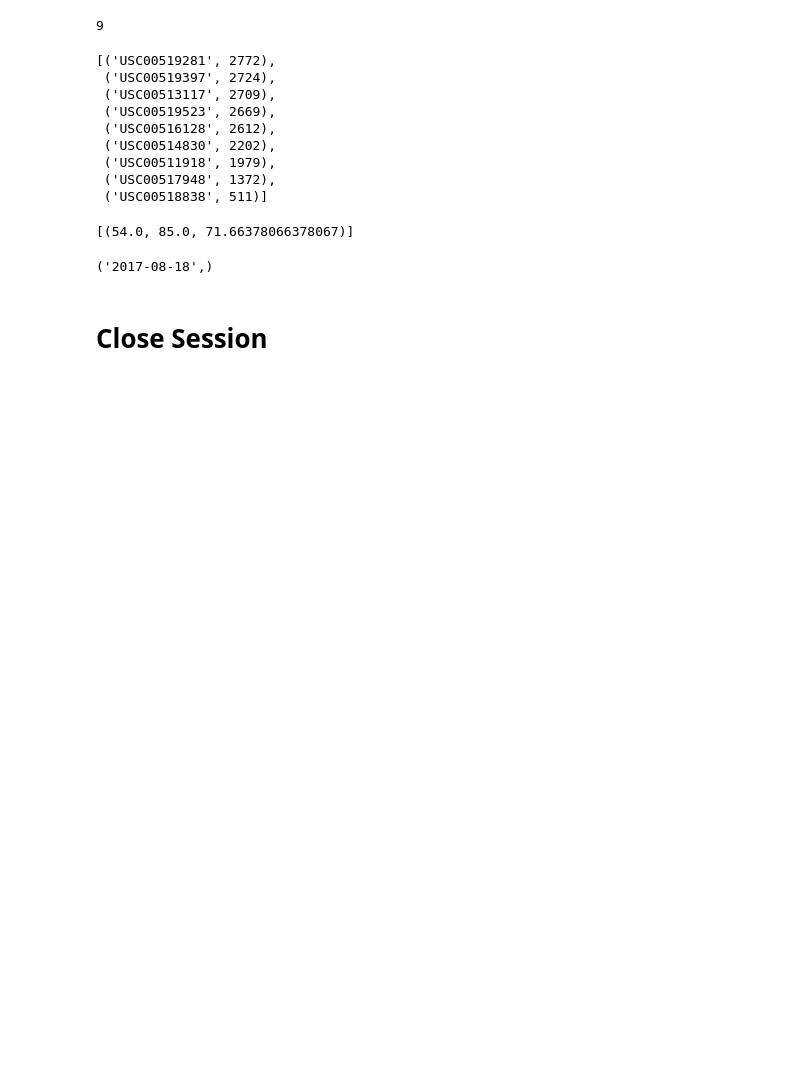
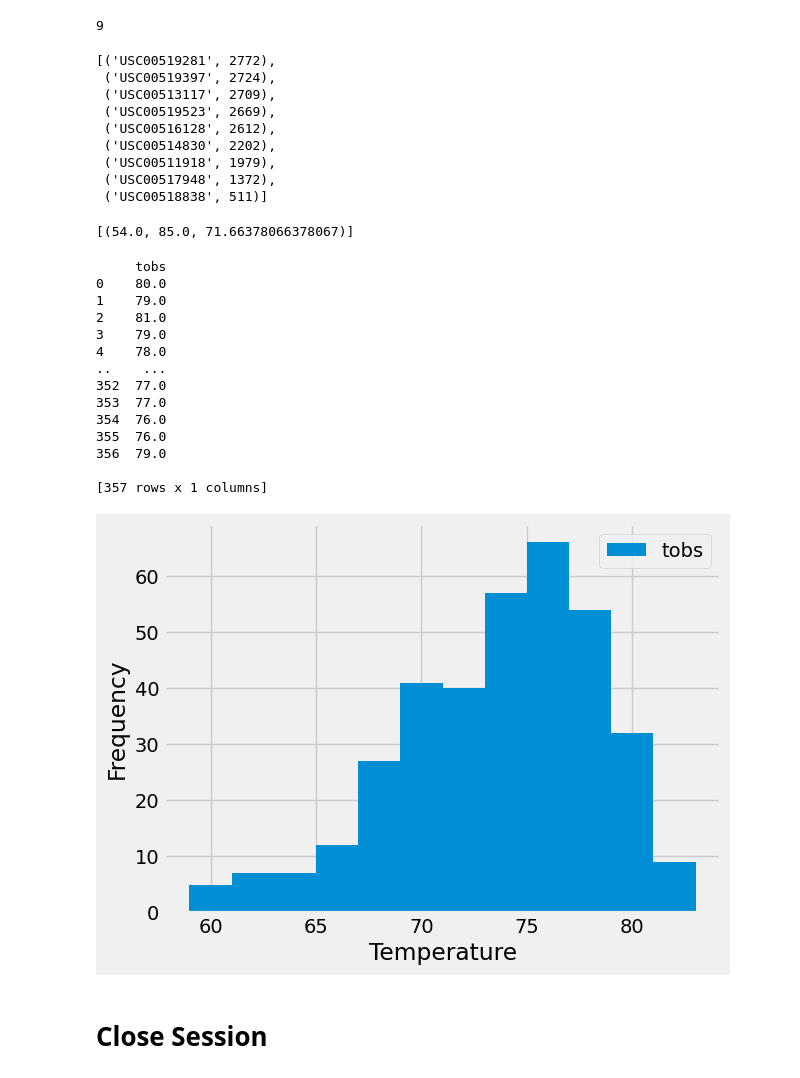
Before and after one commit to digital-buddha42/sqlalchemy-challenge, a Jupyter notebook: Chillin/climate_starter_HW.ipynb, the cells around one changed output. Saved outputs shown, nothing was run; the diff lists cells and outputs as text; code cells hidden in the pictures; blank space fills up the shorter version.

```diff
--- a/Chillin/climate_starter_HW.ipynb
+++ b/Chillin/climate_starter_HW.ipynb
@@ -113,28 +113,46 @@ active_station_metrics
 # %%
 # Using the most active station id
 # Query the last 12 months of temperature observation data for this station and plot the results as a histogram
 
 most_recent_date_active = session.query(Measurement.date).filter(Measurement.station == 'USC00519281').order_by(Measurement.date.desc()).first()
 
 # Convert to datetime object
-most_recent_date_active = pd.to_datetime(most_recent_date_active)
+most_recent_date_active = pd.to_datetime(most_recent_date_active[0])
 
 # See the date 12 months ago
 twelve_months_date_active_station = most_recent_date_active - dt.timedelta(days=365)
 
-# Convert to correct format
-twelve_months_date_active_station = twelve_months_date_active_station.strftime("%Y-%m-%d")
-
 # Perform a query to retrieve the date and precipitation scores
-twelve_months_temp = session.query(Measurement.date,Measurement.tobs).filter(Measurement.date >= twelve_months_date_active_station).all()
+twelve_months_temp = session.query(Measurement.tobs).filter(Measurement.station == 'USC00519281').filter(Measurement.date >= twelve_months_date_active_station.strftime("%Y-%m-%d")).all()
 
 # Save the query results as a Pandas DataFrame. Explicitly set the column names
-temp_df = pd.DataFrame(twelve_months_temp, columns=['Date', 'Precipitation'])
+temperature_df = pd.DataFrame(twelve_months_temp, columns=['tobs'])
 
-# Sort the dataframe by date
-temper_df = precipitation_df.sort_values(by='Date')
+# # Sort the dataframe by date
+# temperature_df = temperature_df.sort_values(by='Date')
+print(temperature_df)
+# Plot
+
+temperature_df.plot(kind='hist', bins=12)
+plt.xlabel('Temperature')
+plt.ylabel('Frequency')
+plt.show()
 # %% [output]
-('2017-08-18',)
+     tobs
+0    80.0
+1    79.0
+2    81.0
+3    79.0
+4    78.0
+..    ...
+352  77.0
+353  77.0
+354  76.0
+355  76.0
+356  79.0
+
+[357 rows x 1 columns]
+[figure, added]
 # %% [markdown]
 # Close Session
 # %%
```
